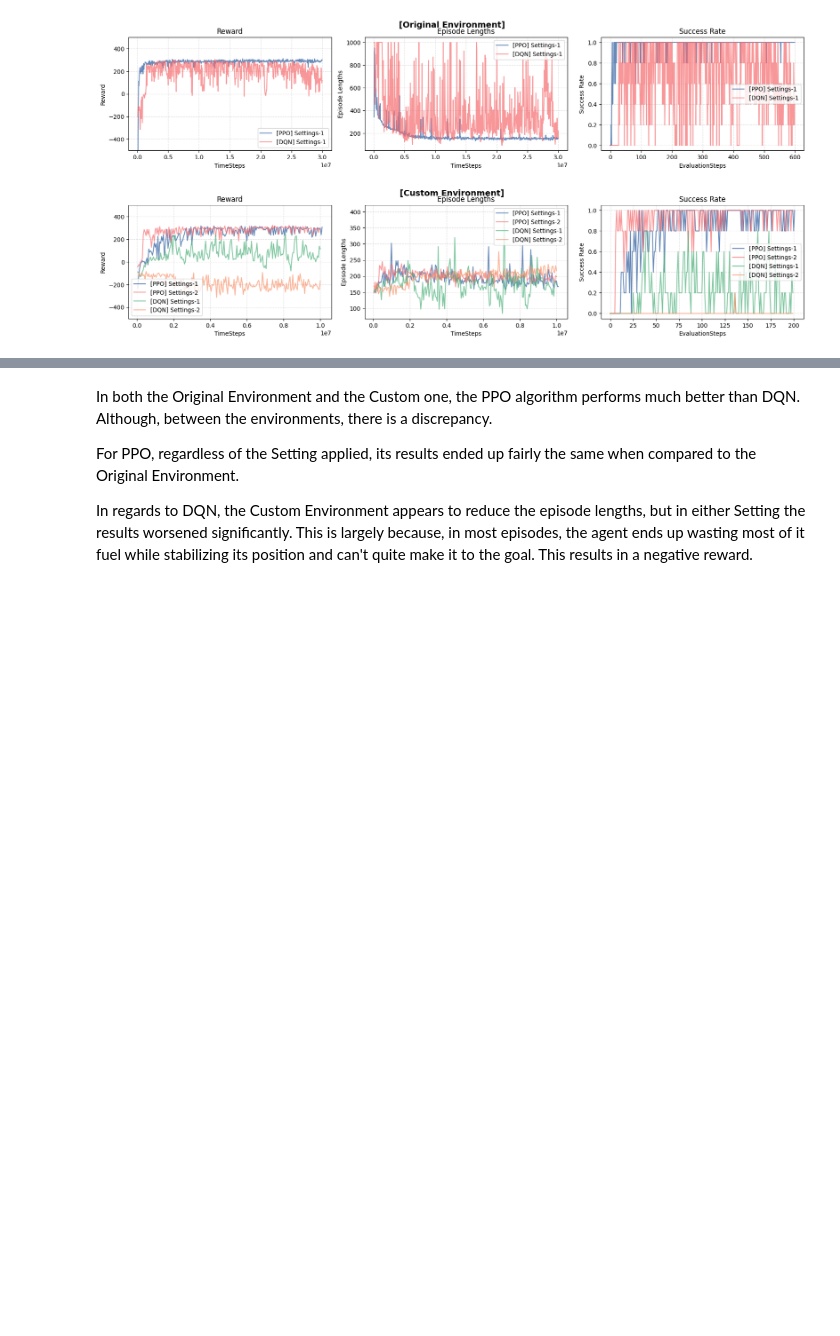
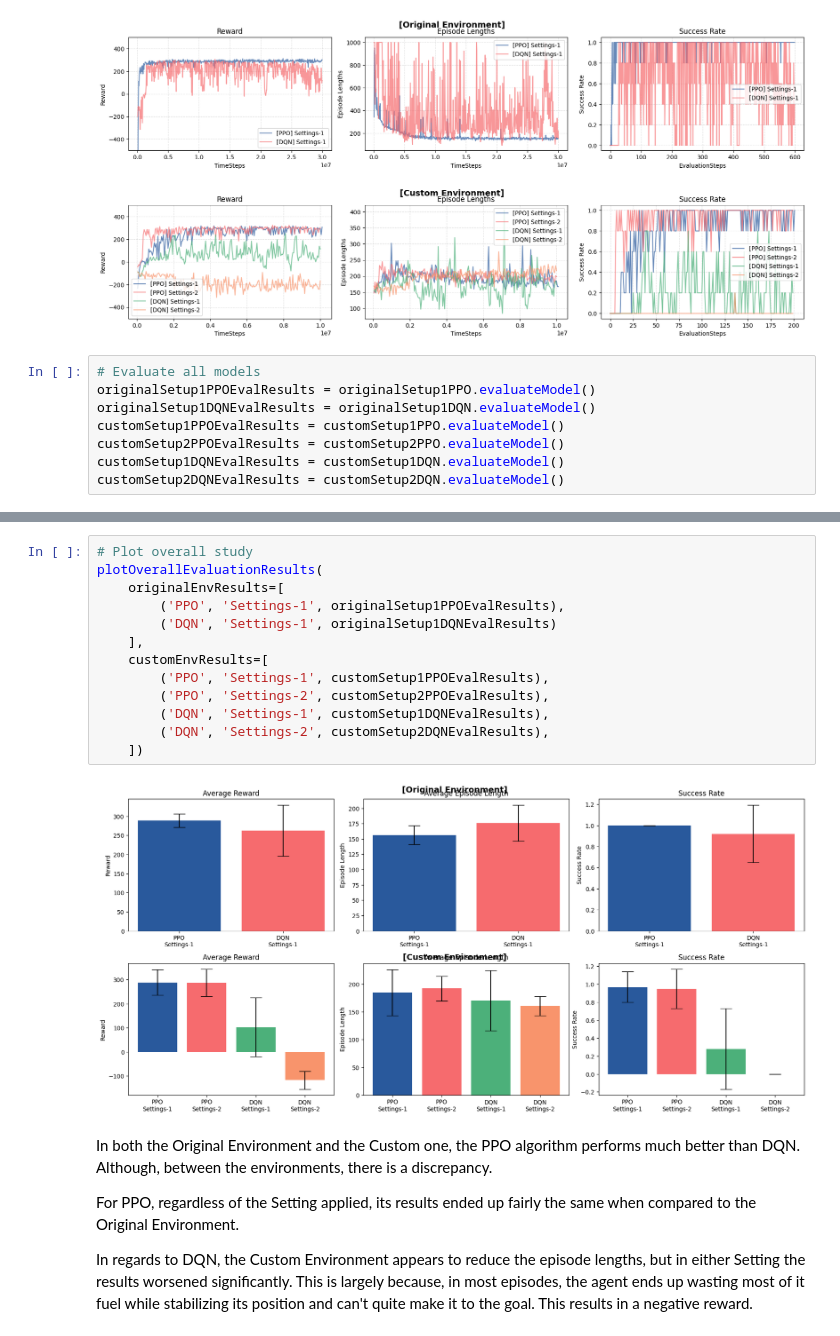
Before and after one commit to EstevesX10/OpenAI-Gym-Lunar-Lander, a Jupyter notebook: LunarLander/LunarLander.ipynb, the cells around one changed output, grey strips where cells are left out. Saved outputs shown, nothing was run; the diff lists cells and outputs as text; blank space fills up the shorter version.

Commit message:
plot evaluation results but titles overlap

```diff
--- a/LunarLander/LunarLander.ipynb
+++ b/LunarLander/LunarLander.ipynb
@@ -481,3 +481,11 @@ plotModelsOverallPerformances(
     ])
 # %% [output]
 [figure]
+# %%
+# Evaluate all models
+originalSetup1PPOEvalResults = originalSetup1PPO.evaluateModel()
+originalSetup1DQNEvalResults = originalSetup1DQN.evaluateModel()
+customSetup1PPOEvalResults = customSetup1PPO.evaluateModel()
+customSetup2PPOEvalResults = customSetup2PPO.evaluateModel()
+customSetup1DQNEvalResults = customSetup1DQN.evaluateModel()
+customSetup2DQNEvalResults = customSetup2DQN.evaluateModel()
@@ -484,3 +510,18 @@ plotModelsOverallPerformances(
+# %%
+# Plot overall study
+plotOverallEvaluationResults(
+    originalEnvResults=[
+        ('PPO', 'Settings-1', originalSetup1PPOEvalResults),
+        ('DQN', 'Settings-1', originalSetup1DQNEvalResults)
+    ],
+    customEnvResults=[
+        ('PPO', 'Settings-1', customSetup1PPOEvalResults),
+        ('PPO', 'Settings-2', customSetup2PPOEvalResults),
+        ('DQN', 'Settings-1', customSetup1DQNEvalResults),
+        ('DQN', 'Settings-2', customSetup2DQNEvalResults),
+    ])
+# %% [output]
+[figure, added]
 # %% [markdown]
 In both the Original Environment and the Custom one, the PPO algorithm performs much better than DQN. Although, between the environments, there is a discrepancy.
 
```
Also changed, not shown: parts of 6 cells of this notebook, 2 other files.
